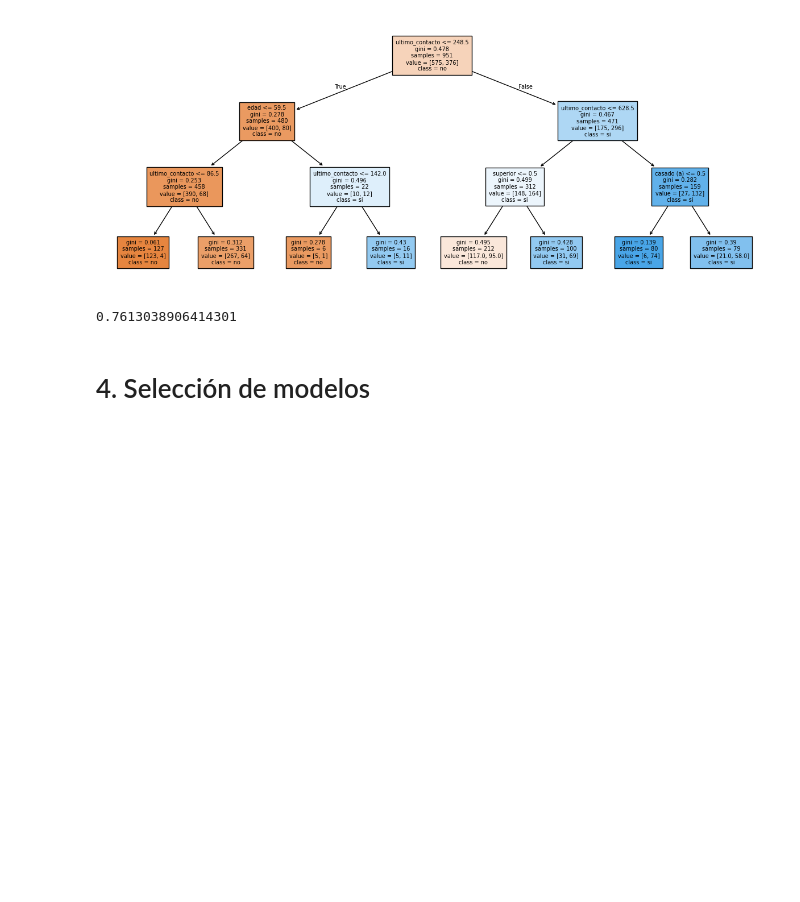
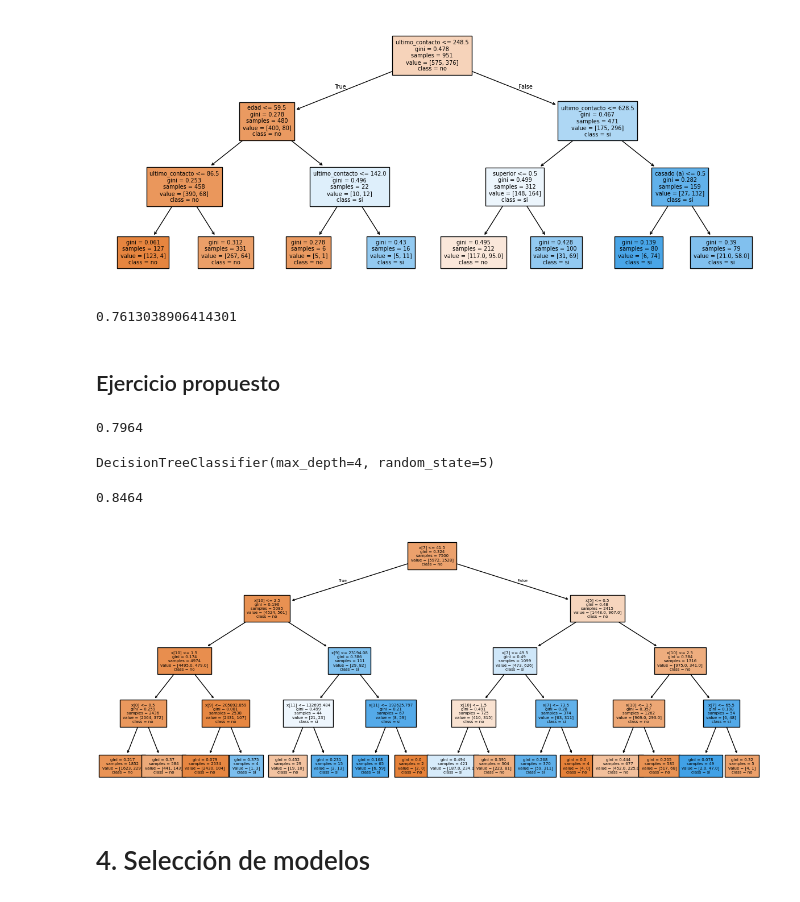
Before and after one commit to Tecindes/ClasificacionPrimerosPasos, a Jupyter notebook: Clasificacion_primeros_pasos.ipynb, the cells around one changed output. Saved outputs shown, nothing was run; the diff lists cells and outputs as text; code cells hidden in the pictures; blank space fills up the shorter version.

```diff
--- a/Clasificacion_primeros_pasos.ipynb
+++ b/Clasificacion_primeros_pasos.ipynb
@@ -428,6 +428,29 @@ plot_tree(modelo_arbol, filled=True, class_names=['no','si'],fontsize=7, feature
 modelo_arbol.score(X_train, y_train)
 # %% [output]
 0.7613038906414301
+# %% [markdown]
+## Ejercicio propuesto
+# %%
+X_train, X_test, y_train, y_test = train_test_split(X1, y1, stratify=y1, random_state=5)
+dummy = DummyClassifier()
+dummy.fit(X_train,y_train)
+dummy.score(X_test, y_test)
+# %% [output]
+0.7964
+# %%
+arbol=DecisionTreeClassifier(max_depth=4,random_state=5)
+arbol.fit(X_train,y_train)
+# %% [output]
+DecisionTreeClassifier(max_depth=4, random_state=5)
+# %%
+arbol.score(X_test, y_test)
+# %% [output]
+0.8464
+# %%
+plt.figure(figsize = (15, 6))
+plot_tree(arbol, filled = True, class_names = ['no', 'sí'], fontsize = 5);
+# %% [output]
+[figure, added]
 # %% [markdown]
 # 4. Selección de modelos
 # %% [markdown]
```
